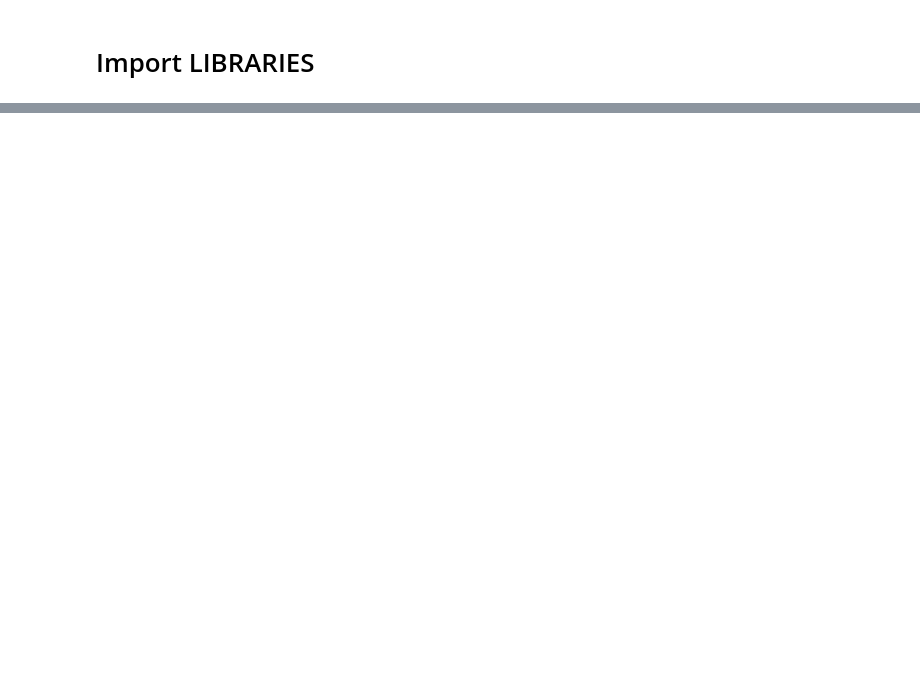
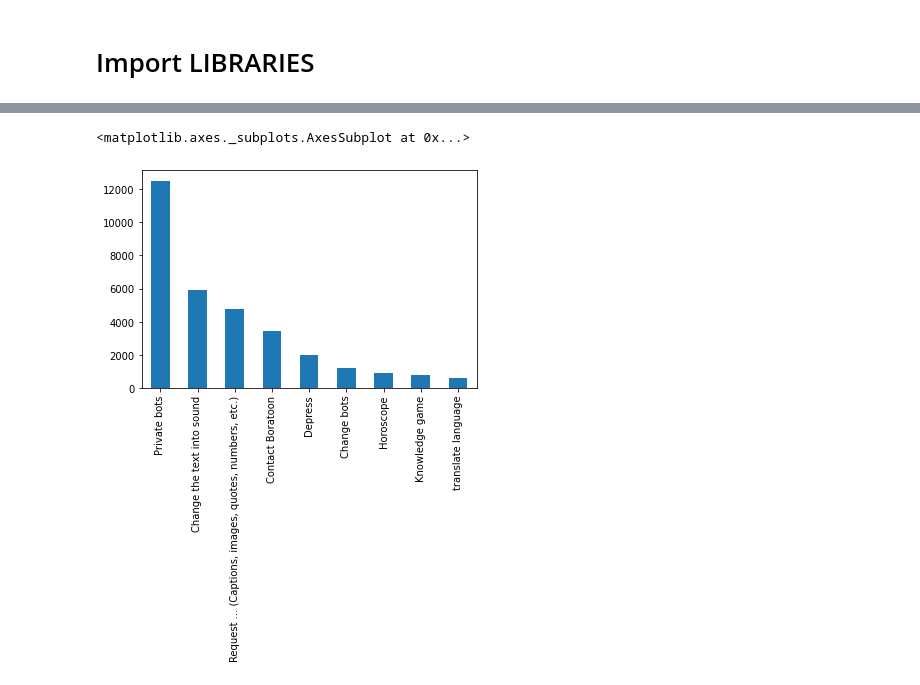
Before and after one commit to UniqueCODER/AlgorithmsPython, a Jupyter notebook: Botnoi_ChatAnalysis.ipynb, the cells around one changed output, grey strips where cells are left out. Saved outputs shown, nothing was run; the diff lists cells and outputs as text; code cells hidden in the pictures; blank space fills up the shorter version.

```diff
--- a/Botnoi_ChatAnalysis.ipynb
+++ b/Botnoi_ChatAnalysis.ipynb
@@ -87,0 +155,6 @@ Name: 1, dtype: int64
+# %%
+most_choice = df['P2'].value_counts()
+most_choice.plot.bar()
+# %% [output]
+<matplotlib.axes._subplots.AxesSubplot at 0x...>
+[figure, added]
```
Also changed, not shown: parts of 25 cells of this notebook.
